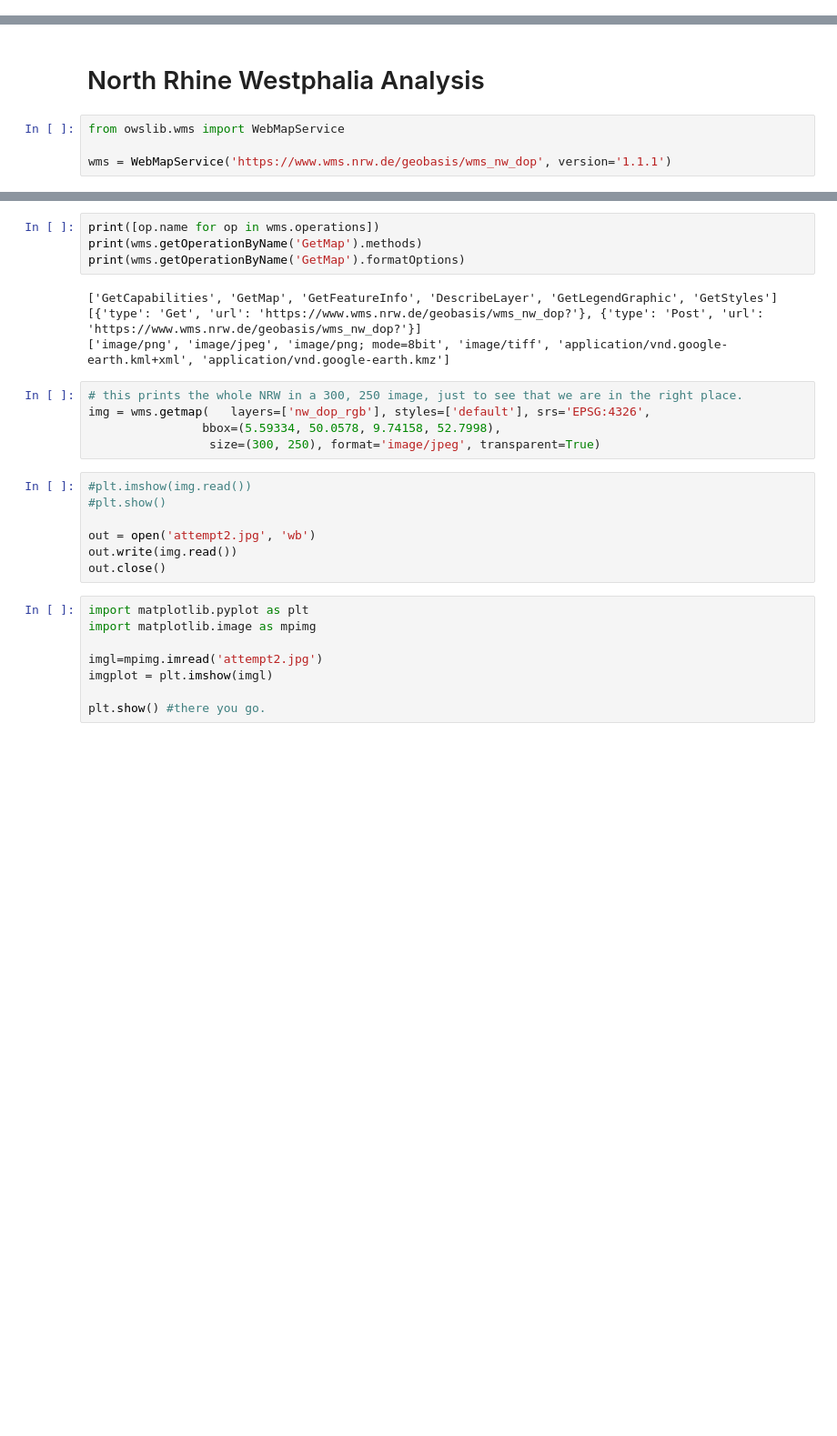
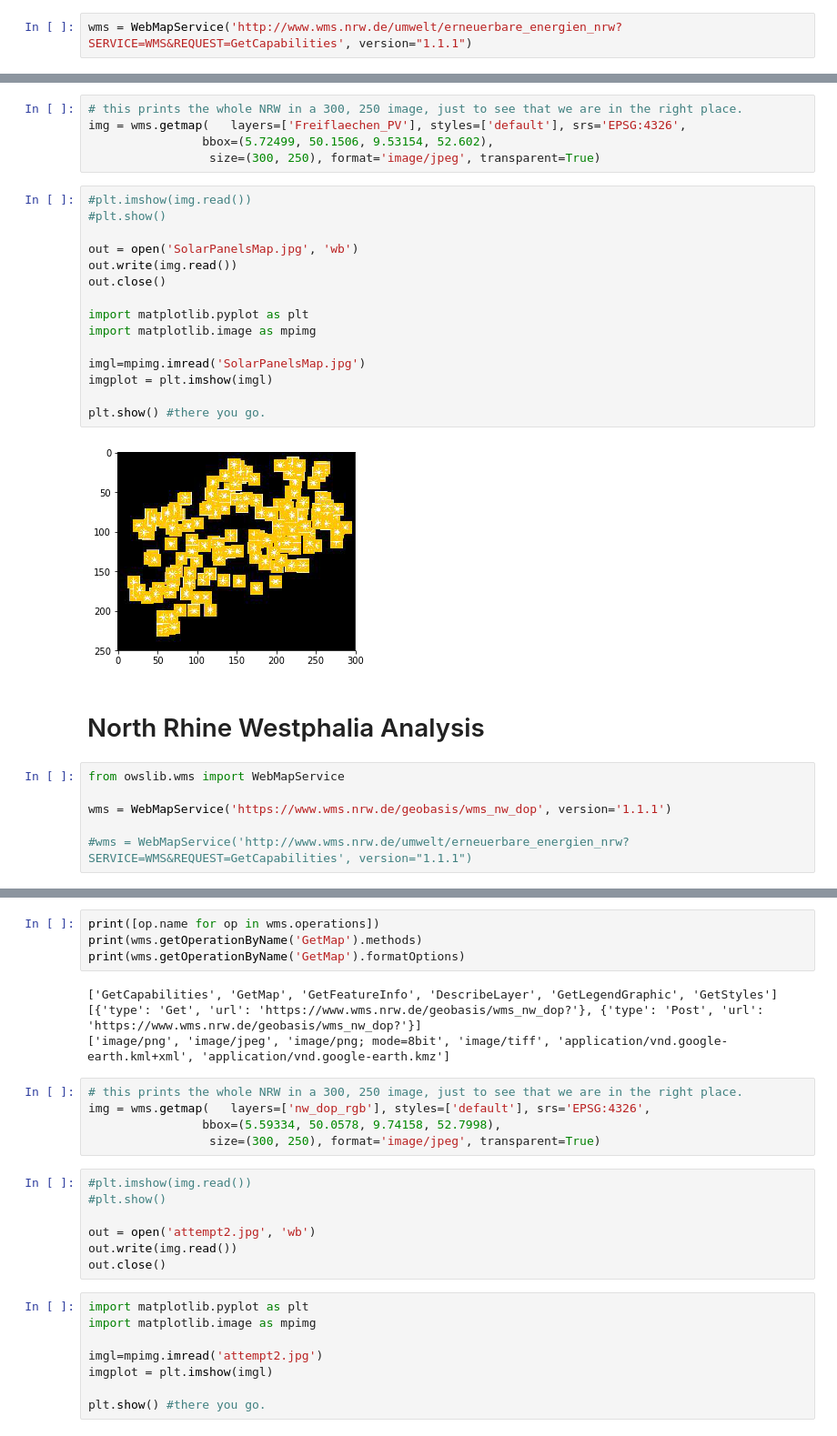
Before and after one commit to SB-BISS/DeepSolaris, a Jupyter notebook: Python/DeepSolarisAutomaticNRWAnalysis.ipynb, the cells around one changed output, grey strips where cells are left out. Shown at 91% size. Drawn from its saved outputs; the diff is of its cells as text; blank space fills up the shorter version.

```diff
--- a/Python/DeepSolarisAutomaticNRWAnalysis.ipynb
+++ b/Python/DeepSolarisAutomaticNRWAnalysis.ipynb
@@ -28,0 +56,2 @@ may happen to simplify the discussion.
+# %%
+wms = WebMapService('http://www.wms.nrw.de/umwelt/erneuerbare_energien_nrw?SERVICE=WMS&REQUEST=GetCapabilities', version="1.1.1")
@@ -29,9 +78,33 @@ may happen to simplify the discussion.
+# %%
+# this prints the whole NRW in a 300, 250 image, just to see that we are in the right place.
+img = wms.getmap(   layers=['Freiflaechen_PV'], styles=['default'], srs='EPSG:4326',
+                bbox=(5.72499, 50.1506, 9.53154, 52.602),
+                 size=(300, 250), format='image/jpeg', transparent=True)
+# %%
+#plt.imshow(img.read())
+#plt.show()
+
+out = open('SolarPanelsMap.jpg', 'wb')
+out.write(img.read())
+out.close()
+
+import matplotlib.pyplot as plt
+import matplotlib.image as mpimg
+
+imgl=mpimg.imread('SolarPanelsMap.jpg')
+imgplot = plt.imshow(imgl)
+
+plt.show() #there you go.
+# %% [output]
+[figure, added]
 # %% [markdown]
 # North Rhine Westphalia Analysis
 # %%
 from owslib.wms import WebMapService
 
 wms = WebMapService('https://www.wms.nrw.de/geobasis/wms_nw_dop', version='1.1.1')
+
+#wms = WebMapService('http://www.wms.nrw.de/umwelt/erneuerbare_energien_nrw?SERVICE=WMS&REQUEST=GetCapabilities', version="1.1.1")
 # %%
 print(list(wms.contents))
 
```
Also changed, not shown: parts of 15 cells of this notebook, 1 other file.
